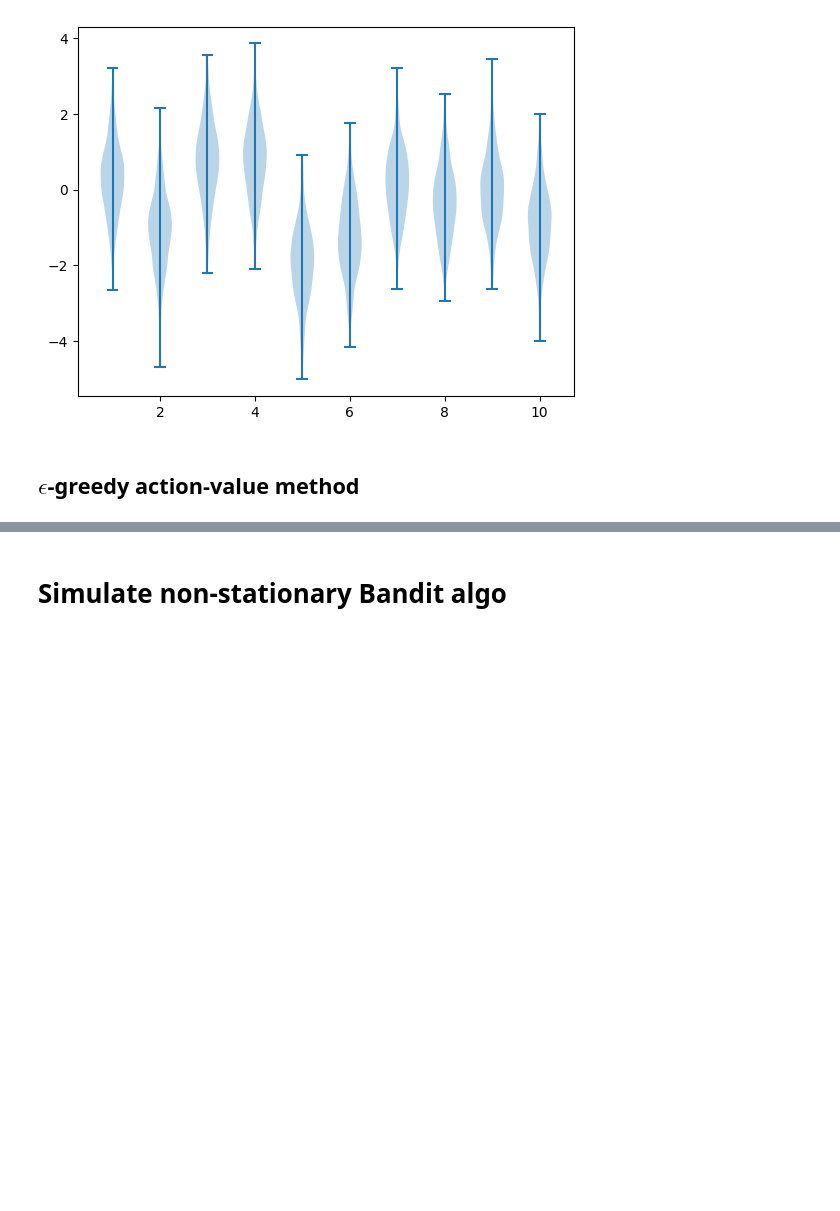
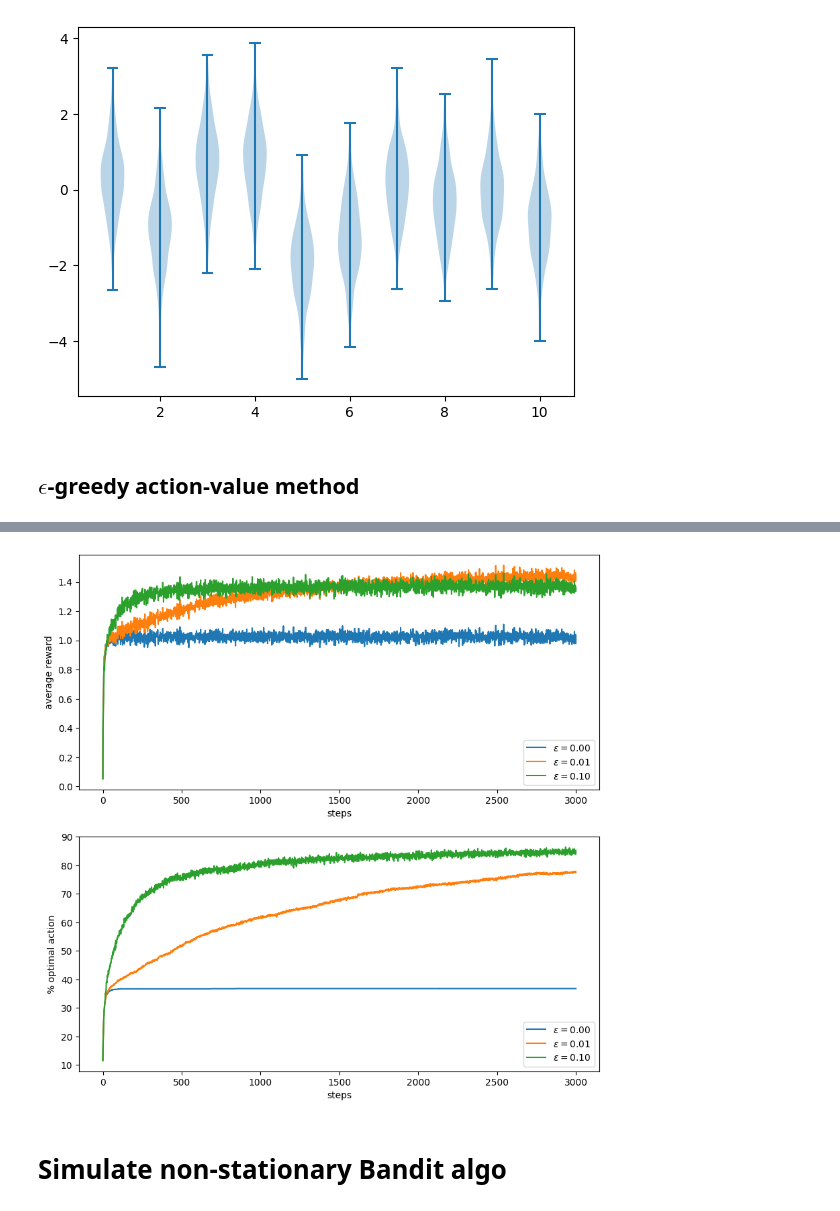
Before and after one commit to alex-ortan/RL_sutton_barto, a Jupyter notebook: ch2/k-armed_bandit_simulation.ipynb, the cells around one changed output, grey strips where cells are left out. Saved outputs shown, nothing was run; the diff lists cells and outputs as text; code cells hidden in the pictures; blank space fills up the shorter version.

```diff
--- a/ch2/k-armed_bandit_simulation.ipynb
+++ b/ch2/k-armed_bandit_simulation.ipynb
@@ -82,0 +30,37 @@ Wall time: 4min 38s
+# %%
+%%time
+
+# Bandit parameters
+k = 10  # number of arms in the bandit
+
+# Agent parameters
+epsilons = [0.0, 0.01, 0.1]
+
+# Simulation parameters
+T = 3000  # number of timesteps played
+R = 2000  # number of runs to play in the simulation
+
+average_rewards = np.empty((len(epsilons), T))
+percent_optimal_actions = np.empty((len(epsilons), T))
+
+for i, epsilon in enumerate(epsilons):
+    average_rewards[i], percent_optimal_actions[i] = run_experiment_parallel(R, epsilon, T, k, estimator=SampleAverageEstimator)
+
+plt.figure(figsize=(10, 10))
+
+plt.subplot(2, 1, 1)
+for i, epsilon in enumerate(epsilons):
+    plt.plot(average_rewards[i], label="$\\epsilon = %.02f$" % (epsilon))
+plt.xlabel("steps")
+plt.ylabel("average reward")
+plt.legend()
+
+plt.subplot(2, 1, 2)
+for i, epsilon in enumerate(epsilons):
+    plt.plot(percent_optimal_actions[i], label="$\\epsilon = %.02f$" % (epsilon))
+plt.xlabel("steps")
+plt.ylabel("% optimal action")
+plt.legend()
+
+plt.savefig("../images/figure_2_2.png")
+# %% [output]
@@ -83,3 +69,4 @@ Wall time: 4min 38s
+[figure, added]
 # %% [markdown]
 # Simulate non-stationary Bandit algo
 # %% [markdown]
```
Also changed, not shown: parts of 9 cells of this notebook, 4 other files.
